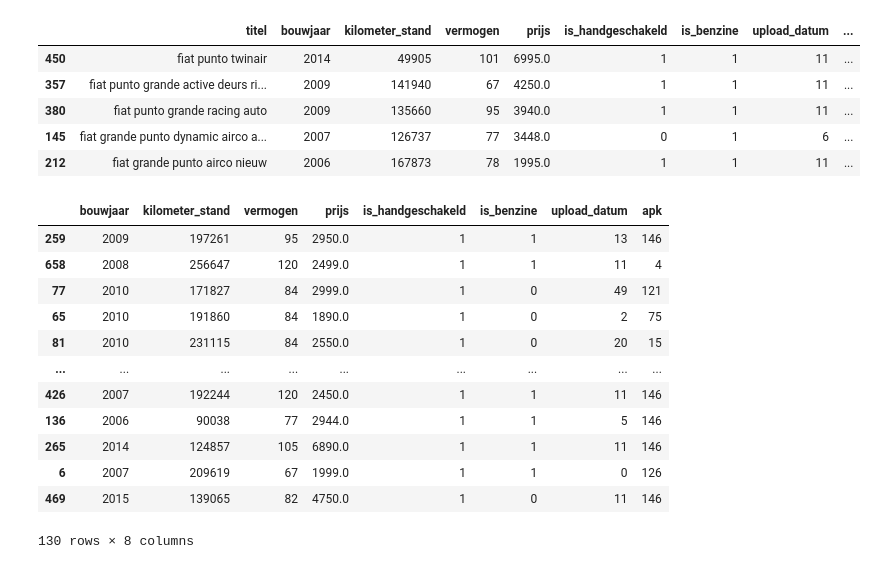
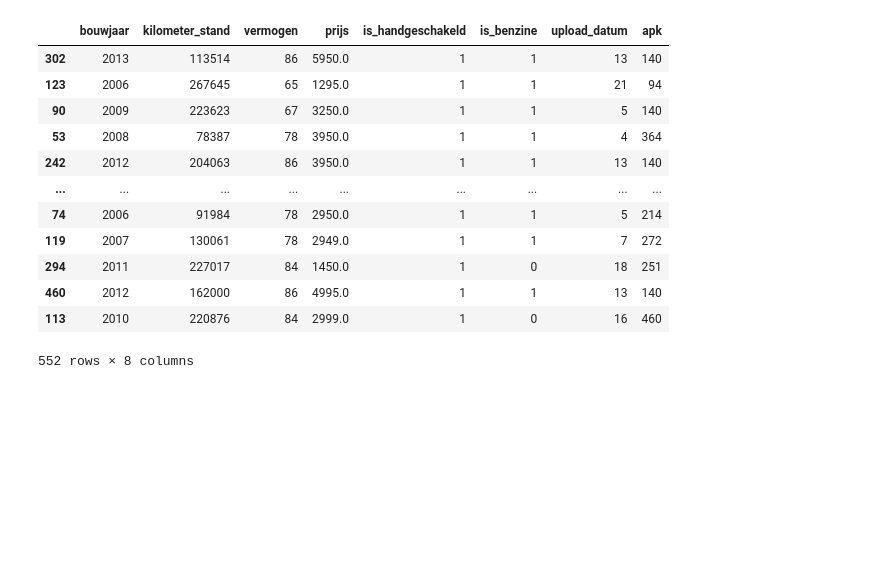
Before and after one commit to marcusabu/Autos, a Jupyter notebook: models/3. Tensorflow.ipynb, the cells around one changed output. Cells and saved outputs as stored; diff of their text form; code cells hidden in the pictures; blank space fills up the shorter version.

```diff
--- a/models/3. Tensorflow.ipynb
+++ b/models/3. Tensorflow.ipynb
@@ -20,32 +20,21 @@ warnings.filterwarnings('ignore')
 # %%
 df_train = pd.read_pickle("./train_data.pkl")
 df_test = pd.read_pickle("./test_data.pkl")
-df_train.head()
+df_train
 # %% [output]
-|  | titel | bouwjaar | kilometer_stand | vermogen | prijs | is_handgeschakeld | is_benzine | upload_datum | ... |
-| 450 | fiat punto twinair | 2014 | 49905 | 101 | 6995.0 | 1 | 1 | 11 | ... |
-| 357 | fiat punto grande active deurs ri... | 2009 | 141940 | 67 | 4250.0 | 1 | 1 | 11 | ... |
-| 380 | fiat punto grande racing auto | 2009 | 135660 | 95 | 3940.0 | 1 | 1 | 11 | ... |
-| 145 | fiat grande punto dynamic airco a... | 2007 | 126737 | 77 | 3448.0 | 0 | 1 | 6 | ... |
-| 212 | fiat grande punto airco nieuw | 2006 | 167873 | 78 | 1995.0 | 1 | 1 | 11 | ... |
+|  | bouwjaar | kilometer_stand | vermogen | prijs | is_handgeschakeld | is_benzine | upload_datum | apk |
+| 302 | 2013 | 113514 | 86 | 5950.0 | 1 | 1 | 13 | 140 |
+| 123 | 2006 | 267645 | 65 | 1295.0 | 1 | 1 | 21 | 94 |
+| 90 | 2009 | 223623 | 67 | 3250.0 | 1 | 1 | 5 | 140 |
+| 53 | 2008 | 78387 | 78 | 3950.0 | 1 | 1 | 4 | 364 |
+| 242 | 2012 | 204063 | 86 | 3950.0 | 1 | 1 | 13 | 140 |
+| ... | ... | ... | ... | ... | ... | ... | ... | ... |
+| 74 | 2006 | 91984 | 78 | 2950.0 | 1 | 1 | 5 | 214 |
+| 119 | 2007 | 130061 | 78 | 2949.0 | 1 | 1 | 7 | 272 |
+| 294 | 2011 | 227017 | 84 | 1450.0 | 1 | 0 | 18 | 251 |
+| 460 | 2012 | 162000 | 86 | 4995.0 | 1 | 1 | 13 | 140 |
+| 113 | 2010 | 220876 | 84 | 2999.0 | 1 | 0 | 16 | 460 |
+552 rows × 8 columns
-# %%
-df_train = df_train.drop('titel', axis=1)
-df_test = df_test.drop('titel', axis=1)
-df_test
-# %% [output]
-|  | bouwjaar | kilometer_stand | vermogen | prijs | is_handgeschakeld | is_benzine | upload_datum | apk |
-| 259 | 2009 | 197261 | 95 | 2950.0 | 1 | 1 | 13 | 146 |
-| 658 | 2008 | 256647 | 120 | 2499.0 | 1 | 1 | 11 | 4 |
-| 77 | 2010 | 171827 | 84 | 2999.0 | 1 | 0 | 49 | 121 |
-| 65 | 2010 | 191860 | 84 | 1890.0 | 1 | 0 | 2 | 75 |
-| 81 | 2010 | 231115 | 84 | 2550.0 | 1 | 0 | 20 | 15 |
-| ... | ... | ... | ... | ... | ... | ... | ... | ... |
-| 426 | 2007 | 192244 | 120 | 2450.0 | 1 | 1 | 11 | 146 |
-| 136 | 2006 | 90038 | 77 | 2944.0 | 1 | 1 | 5 | 146 |
-| 265 | 2014 | 124857 | 105 | 6890.0 | 1 | 1 | 11 | 146 |
-| 6 | 2007 | 209619 | 67 | 1999.0 | 1 | 1 | 0 | 126 |
-| 469 | 2015 | 139065 | 82 | 4750.0 | 1 | 0 | 11 | 146 |
-130 rows × 8 columns
 # %%
 X_train = df_train.drop(['prijs'], axis=1)
 y_train = df_train[['prijs']]
```
Also changed, not shown: parts of 3 cells of this notebook, 12 other files.
